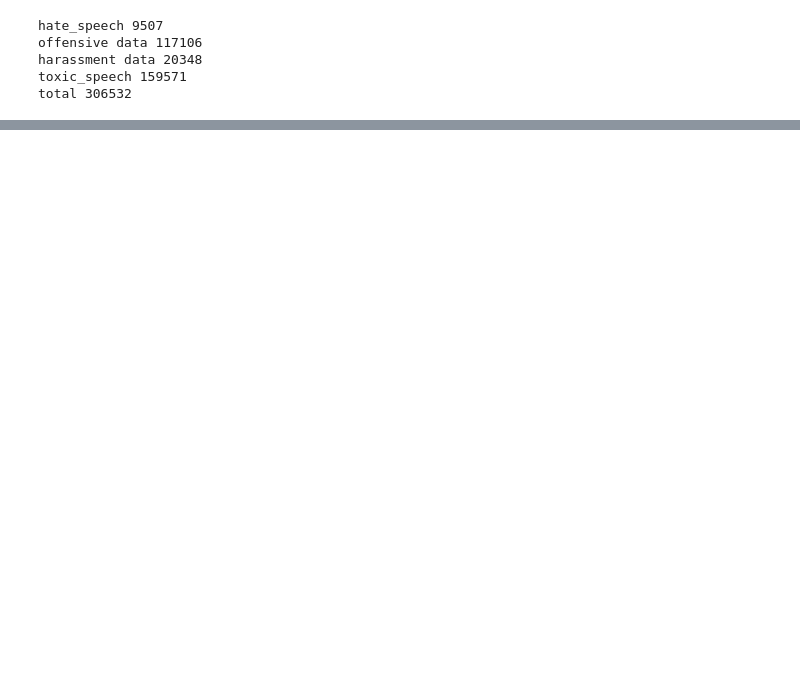
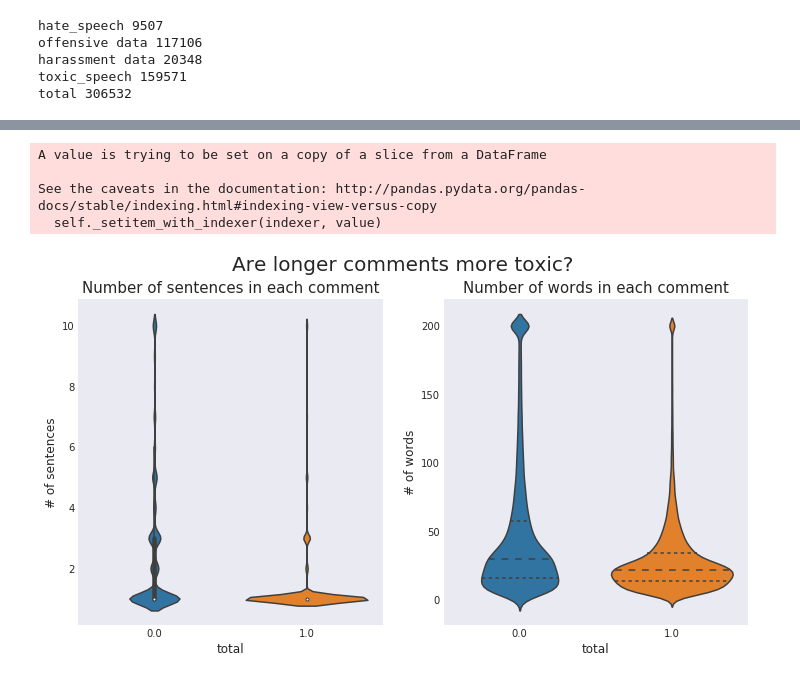
Before and after one commit to AniSkywalker/OffensiveContentDetection, a Jupyter notebook: src/EDA.ipynb, the cells around one changed output, grey strips where cells are left out. Saved outputs shown, nothing was run; the diff lists cells and outputs as text; code cells hidden in the pictures; blank space fills up the shorter version.

```diff
--- a/src/EDA.ipynb
+++ b/src/EDA.ipynb
@@ -145,0 +145,46 @@ SyntaxError: invalid syntax (<ipython-input-11-14f55ae6ce4b>, line 3)
+# %%
+df = datasets.get('total')
+df['count_sent']=df["text"].apply(lambda x: len(re.findall("\n",str(x)))+1)
+#Word count in each comment:
+df['count_word']=df["text"].apply(lambda x: len(str(x).split(' ')))
+#Unique word count
+df['count_unique_word']=df["text"].apply(lambda x: len(set(str(x).split(' '))))
+#Letter count
+df['count_letters']=df["text"].apply(lambda x: len(str(x)))
+#punctuation count
+df["count_punctuations"] =df["text"].apply(lambda x: len([c for c in str(x) if c in string.punctuation]))
+#upper case words count
+df["count_words_upper"] = df["text"].apply(lambda x: len([w for w in str(x).split() if w.isupper()]))
+#title case words count
+df["count_words_title"] = df["text"].apply(lambda x: len([w for w in str(x).split() if w.istitle()]))
+#Number of stopwords
+df["count_stopwords"] = df["text"].apply(lambda x: len([w for w in str(x).lower().split(' ') if w in st_words]))
+#Average length of the words
+df["mean_word_len"] = df["text"].apply(lambda x: np.mean([len(w) for w in str(x).split(' ')]))
+# %%
+df['count_sent'].loc[df['count_sent']>10] = 10
+plt.figure(figsize=(12,6))
+## sentenses
+plt.subplot(121)
+plt.suptitle("Are longer comments more toxic?",fontsize=20)
+sns.violinplot(y='count_sent',x='label', data=df, split=True)
+
+plt.xlabel('total', fontsize=12)
+plt.ylabel('# of sentences', fontsize=12)
+plt.title("Number of sentences in each comment", fontsize=15)
+# words
+df['count_word'].loc[df['count_word']>200] = 200
+plt.subplot(122)
+sns.violinplot(y='count_word',x='label', data=df,split=True,inner="quart")
+
+plt.xlabel('total', fontsize=12)
+plt.ylabel('# of words', fontsize=12)
+plt.title("Number of words in each comment", fontsize=15)
+
+plt.show()
+# %% [output]
+A value is trying to be set on a copy of a slice from a DataFrame
+
+See the caveats in the documentation: http://pandas.pydata.org/pandas-docs/stable/indexing.html#indexing-view-versus-copy
+  self._setitem_with_indexer(indexer, value)
+[figure, added]
```
Also changed, not shown: parts of 9 cells of this notebook.
